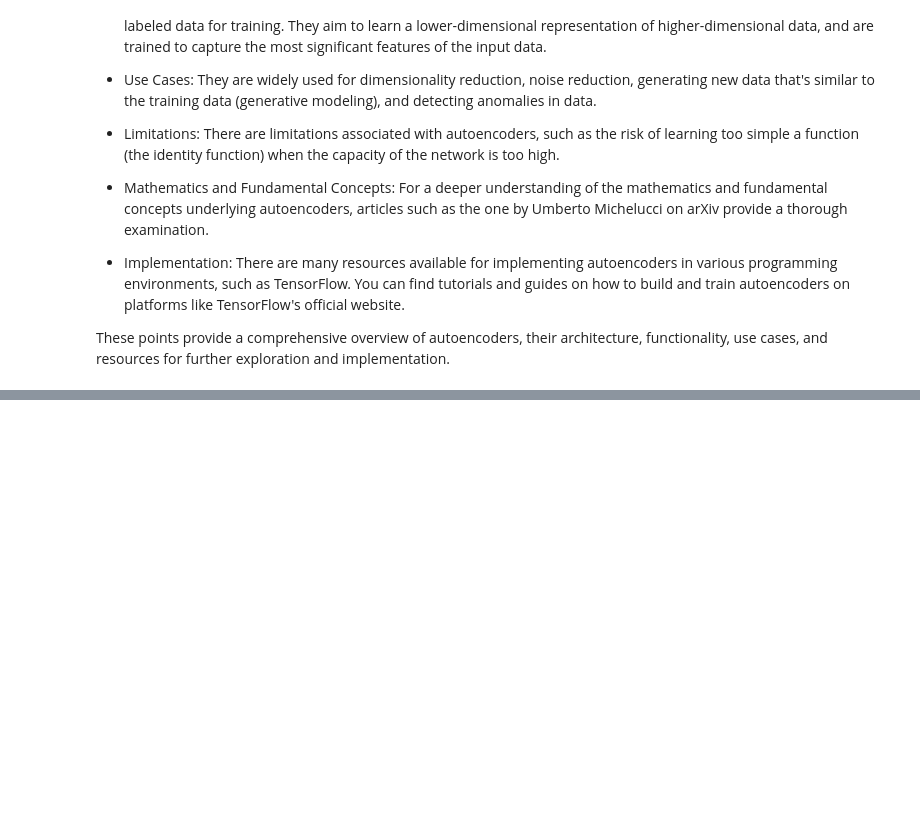
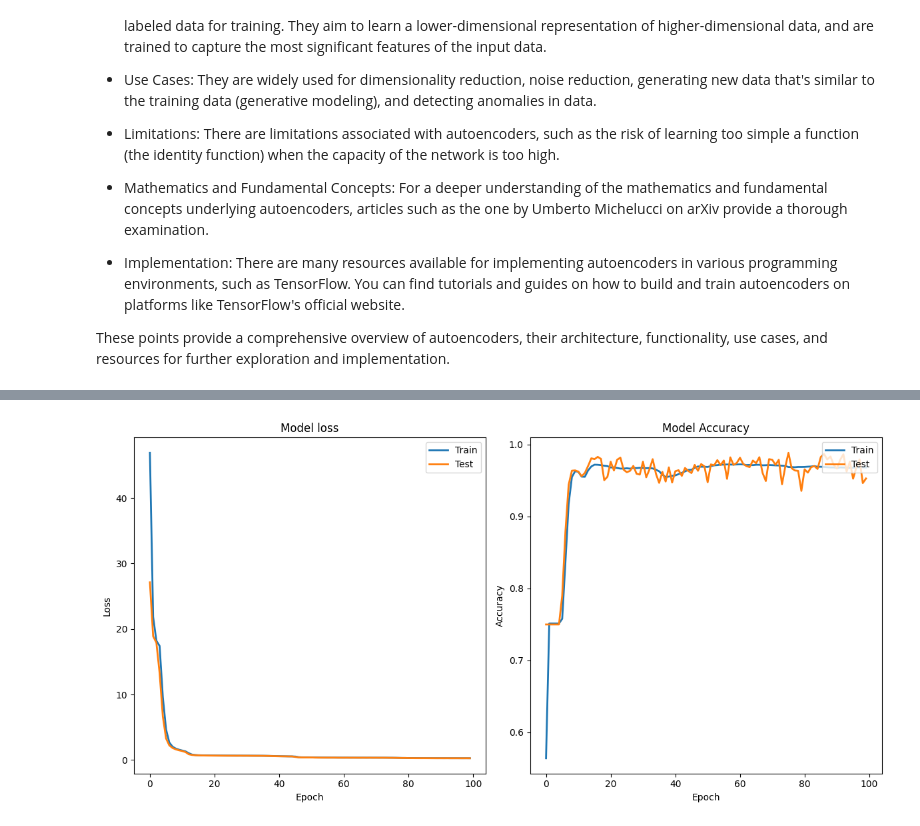
Before and after one commit to yahyamomtaz/Heart-Attack-Project, a Jupyter notebook: Mod_B_colab.ipynb, the cells around one changed output, grey strips where cells are left out. Cells and saved outputs as stored; diff of their text form; code cells hidden in the pictures; blank space fills up the shorter version.

```diff
--- a/Mod_B_colab.ipynb
+++ b/Mod_B_colab.ipynb
@@ -1140,0 +1185,6 @@ print("Threshold: ", threshold)
+# %%
+autoencoder.compile(optimizer='adam', loss='mean_squared_error', metrics=['accuracy'])
+
+early_stopping = tf.keras.callbacks.EarlyStopping(monitor='loss', min_delta=0.001, patience=20, mode='min', restore_best_weights=True)
+# %%
+history = autoencoder.fit(normal_train_data, normal_train_data, epochs=100, batch_size=256, shuffle=True, validation_split = 0.2, callbacks=[early_stopping]).history
@@ -1140,0 +1209,22 @@ print("Threshold: ", threshold)
+# %%
+fig, ax = plt.subplots(nrows=1, ncols=2, figsize=(12, 6))
+
+ax[0].plot(history['loss'], linewidth=2, label='Train')
+ax[0].plot(history['val_loss'], linewidth=2, label='Test')
+ax[0].legend(loc='upper right')
+ax[0].set_title('Model loss')
+ax[0].set_ylabel('Loss')
+ax[0].set_xlabel('Epoch')
+
+
+ax[1].plot(history['accuracy'], linewidth=2, label='Train')
+ax[1].plot(history['val_accuracy'], linewidth=2, label='Test')
+ax[1].legend(loc='upper right')
+ax[1].set_title('Model Accuracy')
+ax[1].set_ylabel('Accuracy')
+ax[1].set_xlabel('Epoch')
+
+plt.tight_layout()
+plt.show()
+# %% [output]
+[figure, added]
```
Also changed, not shown: parts of 121 cells of this notebook, 2 other files.
